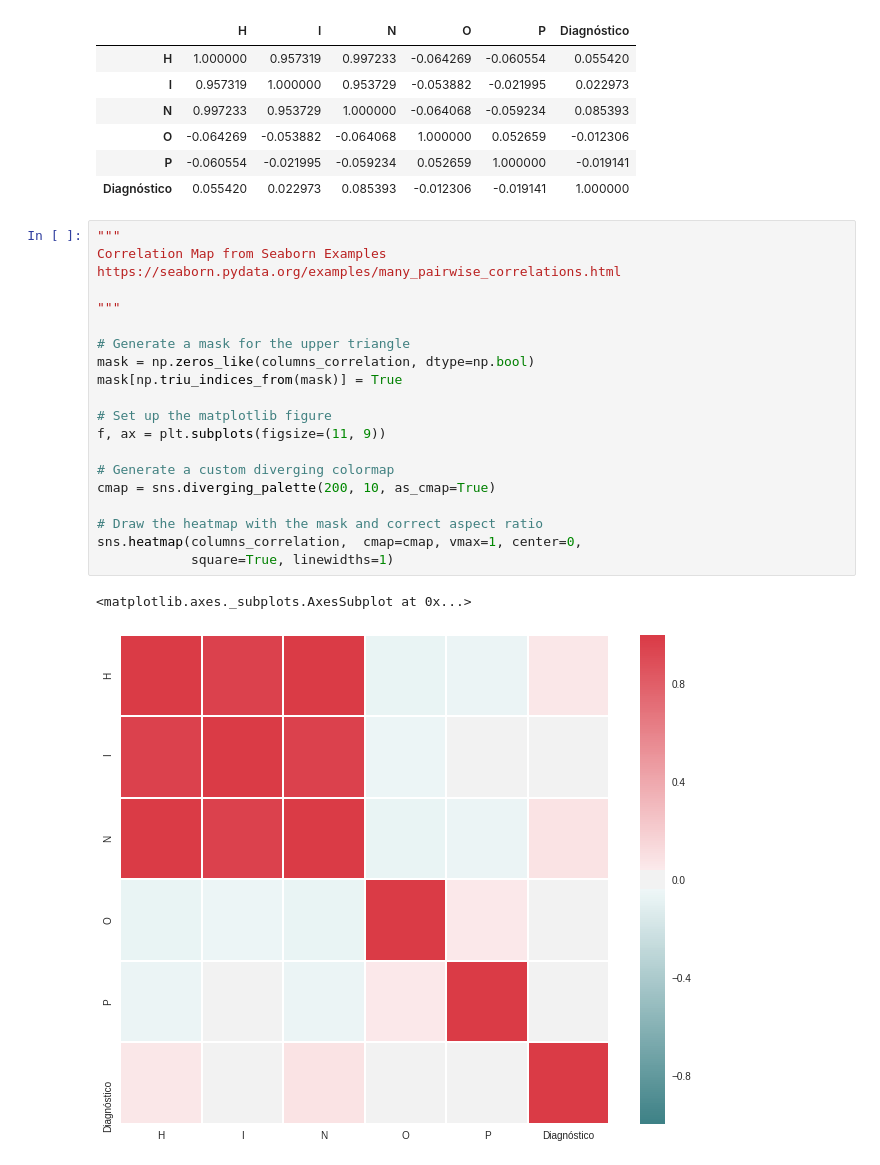
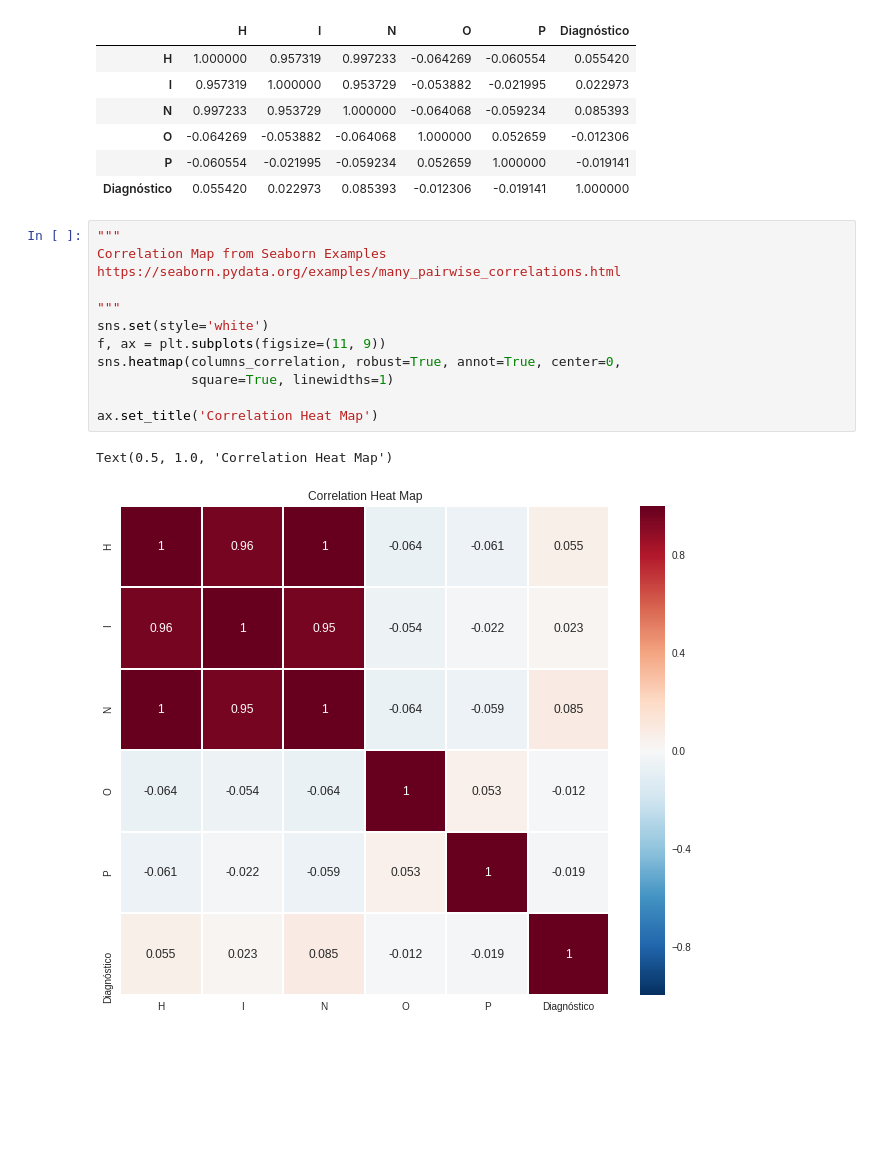
Before and after one commit to carvalheirafc/deep_learning_stuff, a Jupyter notebook: diabetes/statistical_analysis/diabetes_analysis.ipynb, the cells around one changed output. Drawn from its saved outputs; the diff is of its cells as text; blank space fills up the shorter version.

Commit message:
better correlation heat map

```diff
--- a/diabetes/statistical_analysis/diabetes_analysis.ipynb
+++ b/diabetes/statistical_analysis/diabetes_analysis.ipynb
@@ -157,23 +157,15 @@ columns_correlation
 # %%
 """
 Correlation Map from Seaborn Examples
 https://seaborn.pydata.org/examples/many_pairwise_correlations.html
 
 """
+sns.set(style='white')
+f, ax = plt.subplots(figsize=(11, 9))
+sns.heatmap(columns_correlation, robust=True, annot=True, center=0,
+            square=True, linewidths=1)
 
-# Generate a mask for the upper triangle
-mask = np.zeros_like(columns_correlation, dtype=np.bool)
-mask[np.triu_indices_from(mask)] = True
-
-# Set up the matplotlib figure
-f, ax = plt.subplots(figsize=(11, 9))
-
-# Generate a custom diverging colormap
-cmap = sns.diverging_palette(200, 10, as_cmap=True)
-
-# Draw the heatmap with the mask and correct aspect ratio
-sns.heatmap(columns_correlation,  cmap=cmap, vmax=1, center=0,
-            square=True, linewidths=1)
+ax.set_title('Correlation Heat Map')
 # %% [output]
-<matplotlib.axes._subplots.AxesSubplot at 0x...>
+Text(0.5, 1.0, 'Correlation Heat Map')
-[figure, old version]
+[figure, new version]
```
Also changed, not shown: parts of 1 cell of this notebook.
